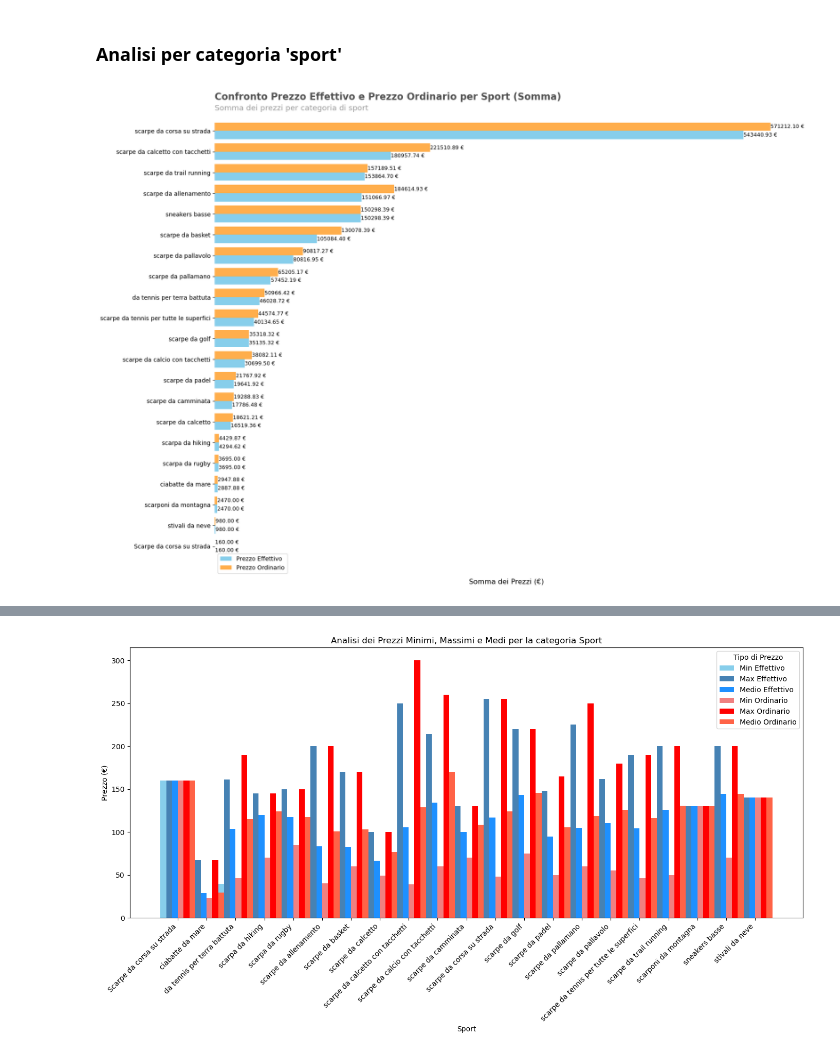
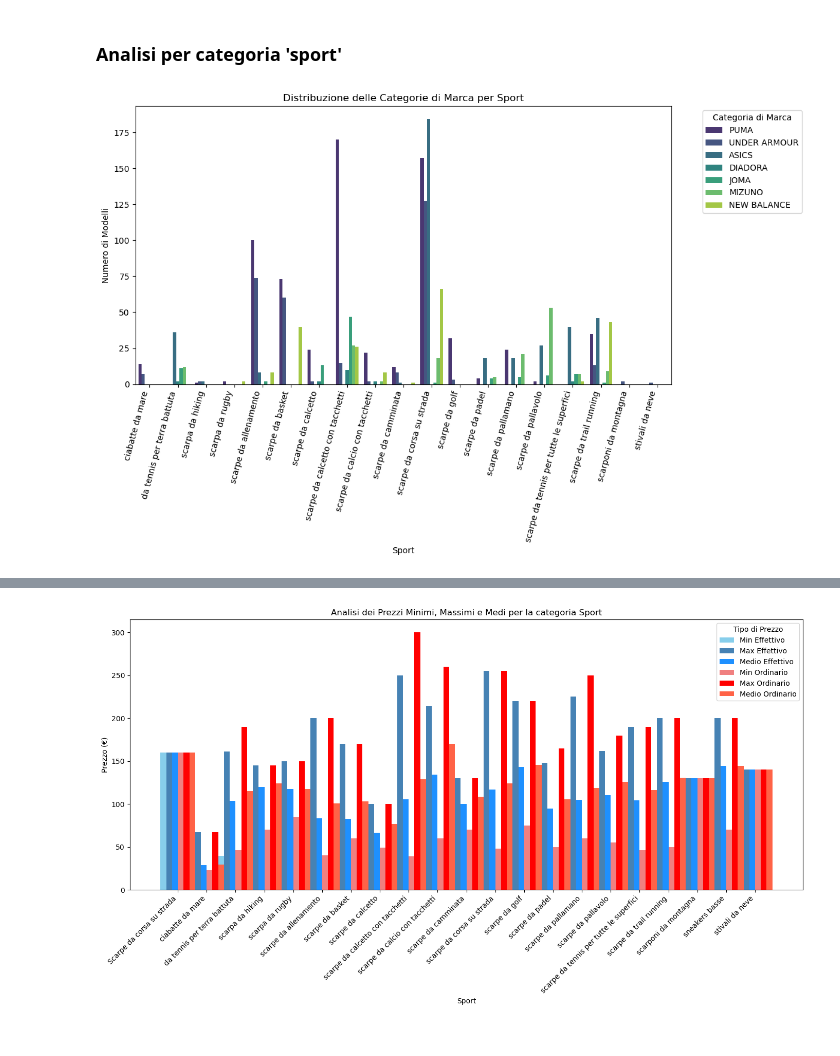
Before and after one commit to AlexBel1912/Python-Build-Week, a Jupyter notebook: Grafici.ipynb, the cells around one changed output, grey strips where cells are left out. Cells and saved outputs as stored; diff of their text form; code cells hidden in the pictures.

```diff
--- a/Grafici.ipynb
+++ b/Grafici.ipynb
@@ -4,8 +4,8 @@ import seaborn as sns
 import matplotlib.pyplot as plt
 import numpy as np
 # %%
-colori_aggregati = pd.read_csv("Scarpe_Sportive.csv", encoding='utf-8')
-df_esteso = pd.read_csv("Scarpe_Sportive_Splittato_tutto.csv", encoding='utf-8')
+colori_aggregati = pd.read_csv("Colori_aggregati.csv", encoding='utf-8')
+df_esteso = pd.read_csv("Splittato_tutto.csv", encoding='utf-8')
 # %%
 colori_aggregati
 # %% [output]
@@ -91,7 +101,7 @@ sport: 21 valori unici
 #### Per questo, vado a creare un nuovo dataframe con le informazioni necessarie
 # %%
 # Raggruppa per le colonne specificate e conta le taglie uniche
-modello_unici = df.groupby(['genere', 'marca', 'nome_prodotto', 'prezzo_effettivo', 'prezzo_ordinario', 'modello', 'sport', 'colori']).agg(
+modello_unici = colori_aggregati.groupby(['genere', 'marca', 'nome_prodotto', 'prezzo_effettivo', 'prezzo_ordinario', 'modello', 'sport', 'colori']).agg(
     numero_taglie=('taglia', 'nunique')
 ).reset_index()
 
@@ -101,6 +111,6 @@ print(modello_unici.head())
 # Opzionale: puoi ordinare il DataFrame per numero di taglie per vedere i modelli con più varietà
 modello_unici = modello_unici.sort_values(by='numero_taglie', ascending=False)
 print("\nDataFrame ordinato per numero di taglie:")
-print(display(tms))
+print(display(tms)) #tms DataFrame con colori e taglia aggregati
 # %% [output]
   genere  marca                                      nome_prodotto  \
@@ -262,57 +302,38 @@ raggruppa_sport_marca
 # %% [markdown]
 ### Analisi per categoria 'sport'
 # %%
-raggruppa_sport = df.groupby('sport')[['prezzo_effettivo', 'prezzo_ordinario']].sum()
-raggruppa_sport = raggruppa_sport.sort_values(by=["prezzo_effettivo", "prezzo_ordinario"])
+# 1. Grafico per vedere ogni marca quale categoria di sport rientra:
 
-# settiamo il font come sans-serif
-plt.rcParams['font.family'] = 'sans-serif'
+# Calcola il numero di modelli per ogni combinazione di marca e sport
+modello_unici.groupby(['marca', 'sport'])['sport'].value_counts().sort_values(ascending=False)
 
-# settiamo i colori
-grey = "#9E9E9E"
-grey_text = "#515151"
-effective_color = "skyblue"
-ordinary_color = "darkorange"
+# Crea il grafico a barre impilate
+plt.figure(figsize=(12, 8))
+sns.barplot(x='sport', y='numero_modelli', hue='marca', data=modelli_per_marca_sport, palette='viridis')
 
-# andiamo a creare la figura e il subplot
-fig, ax = plt.subplots(figsize=(17, 13))
+# Aggiungi etichette e titolo
+plt.xlabel('Sport')
+plt.ylabel('Numero di Modelli')
+plt.title('Distribuzione delle Categorie di Marca per Sport')
+plt.xticks(rotation=75, ha='right')
+plt.legend(title='Categoria di Marca', bbox_to_anchor=(1.05, 1), loc='upper left')
+plt.tight_layout()
+plt.show()
 
-# prendiamo il Data per il plot
-sports = raggruppa_sport.index
-effective_prices = raggruppa_sport['prezzo_effettivo']
-ordinary_prices = raggruppa_sport['prezzo_ordinario']
+# 2. Codice per vedere ogni marca che sport ha:
 
-bar_width = 0.4
-y_positions = np.arange(len(sports))
+# Trova gli sport unici per ogni marca
+sport_per_marca = modello_unici.groupby('marca')['sport'].unique().reset_index()
 
-ax.barh(y_positions - bar_width/2, effective_prices, height=bar_width, color=effective_color, label="Prezzo Effettivo")
-ax.barh(y_positions + bar_width/2, ordinary_prices, height=bar_width, color=ordinary_color, label="Prezzo Ordinario", alpha=0.7)
+# Stampa il risultato
+print("Categoria di scarpa offerta da ogni marca:")
+print(sport_per_marca)
 
-# Rimozione dei bordi del grafico
-ax.spines['top'].set_visible(False)
-ax.spines['right'].set_visible(False)
-ax.spines['left'].set_visible(False)
-ax.spines['bottom'].set_visible(False)
-
-# Rimozione dei segni sull'asse x
-ax.set_xticks(ticks=[])
-
-# Imposta le didascalie dell'asse y
-ax.set_yticks(y_positions)
-ax.set_yticklabels(sports, fontsize=10)
-
-# aggiungi il titolo
-ax.text(-100, len(sports) - 0.5 + 1, 'Confronto Prezzo Effettivo e Prezzo Ordinario per Sport (Somma)', fontsize=16, color=grey_text, fontweight='bold') # Adjusted y position
-ax.text(-100, len(sports) - 1 + 1, 'Somma dei prezzi per categoria di sport', fontsize=13, color=grey) # Adjusted y position
-
-# aggiungi le etichette dei prezzi
-for i, (effettivo, ordinario) in enumerate(zip(effective_prices, ordinary_prices)):
-    ax.text(effettivo + 50, y_positions[i] - bar_width/2, f'{effettivo:.2f} €', va='center', ha='left', fontsize=9, color='black')
-    ax.text(ordinario + 50, y_positions[i] + bar_width/2, f'{ordinario:.2f} €', va='center', ha='left', fontsize=9, color='black')
-
-ax.set_xlabel("Somma dei Prezzi (€)", fontsize=12)
-ax.legend(fontsize=10)
-plt.tight_layout(rect=[0, 0.03, 1, 0.95]) # aggiusta il layout
-plt.show()
+# Vusualizzazione del risultato
+print("\nCategoria di scarpa offerta da ogni marca (formato leggibile):")
+for index, row in sport_per_marca.iterrows():
+    print(f"Marca: {row['marca']}")
+    print(f"Sport: {', '.join(row['sport'])}")
+    print("-" * 30)
 # %% [output]
-[figure, old version]
+[figure, new version]
```
Also changed, not shown: parts of 17 cells of this notebook, 5 other files.
